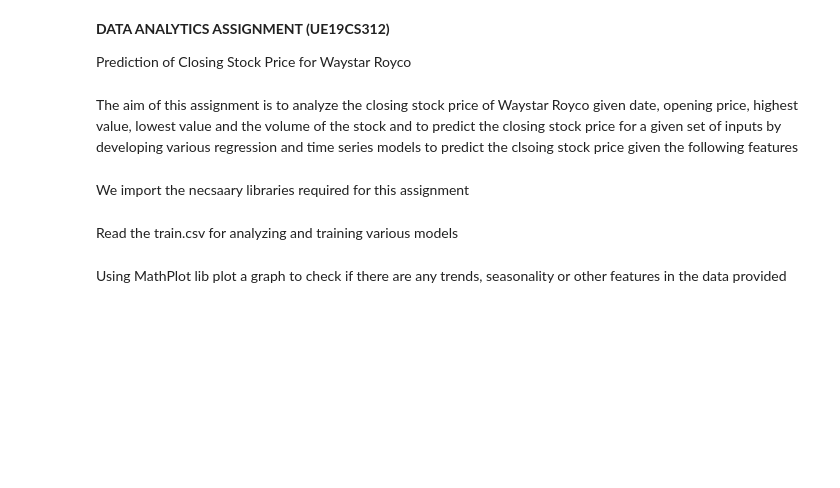
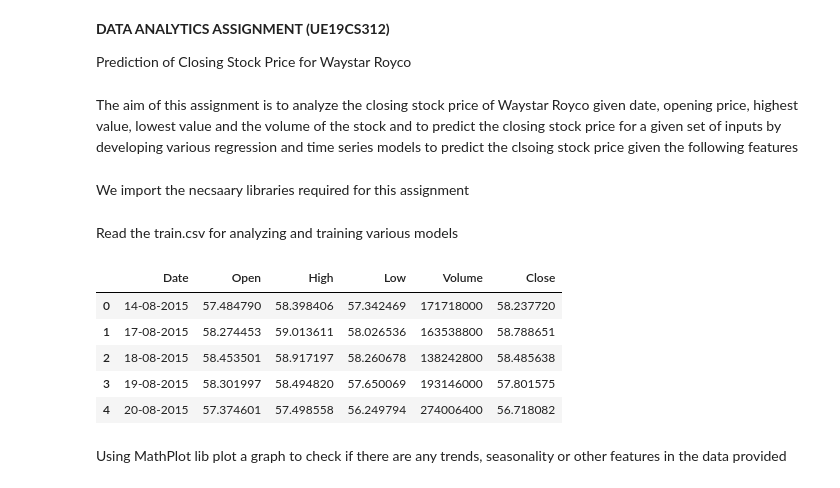
Before and after one commit to rohanmrb/Restaurant-Recommendation-System, a Jupyter notebook: Assignment/draft.ipynb, the cells around one changed output. Drawn from its saved outputs; the diff is of its cells as text; code cells hidden in the pictures; blank space fills up the shorter version.

```diff
--- a/Assignment/draft.ipynb
+++ b/Assignment/draft.ipynb
@@ -21,8 +21,15 @@ from sklearn.model_selection import train_test_split
 # %% [markdown]
 Read the train.csv for analyzing and training various models
 # %%
-df = pd.read_csv('../input/ue19cs312-assignment/train.csv')
+df = pd.read_csv('train.csv')
 df.head()
+# %% [output]
+|  | Date | Open | High | Low | Volume | Close |
+| 0 | 14-08-2015 | 57.484790 | 58.398406 | 57.342469 | 171718000 | 58.237720 |
+| 1 | 17-08-2015 | 58.274453 | 59.013611 | 58.026536 | 163538800 | 58.788651 |
+| 2 | 18-08-2015 | 58.453501 | 58.917197 | 58.260678 | 138242800 | 58.485638 |
+| 3 | 19-08-2015 | 58.301997 | 58.494820 | 57.650069 | 193146000 | 57.801575 |
+| 4 | 20-08-2015 | 57.374601 | 57.498558 | 56.249794 | 274006400 | 56.718082 |
 # %% [markdown]
 Using MathPlot lib plot a graph to check if there are any trends, seasonality or other features in the data provided
 # %%
```
Also changed, not shown: parts of 16 cells of this notebook.
